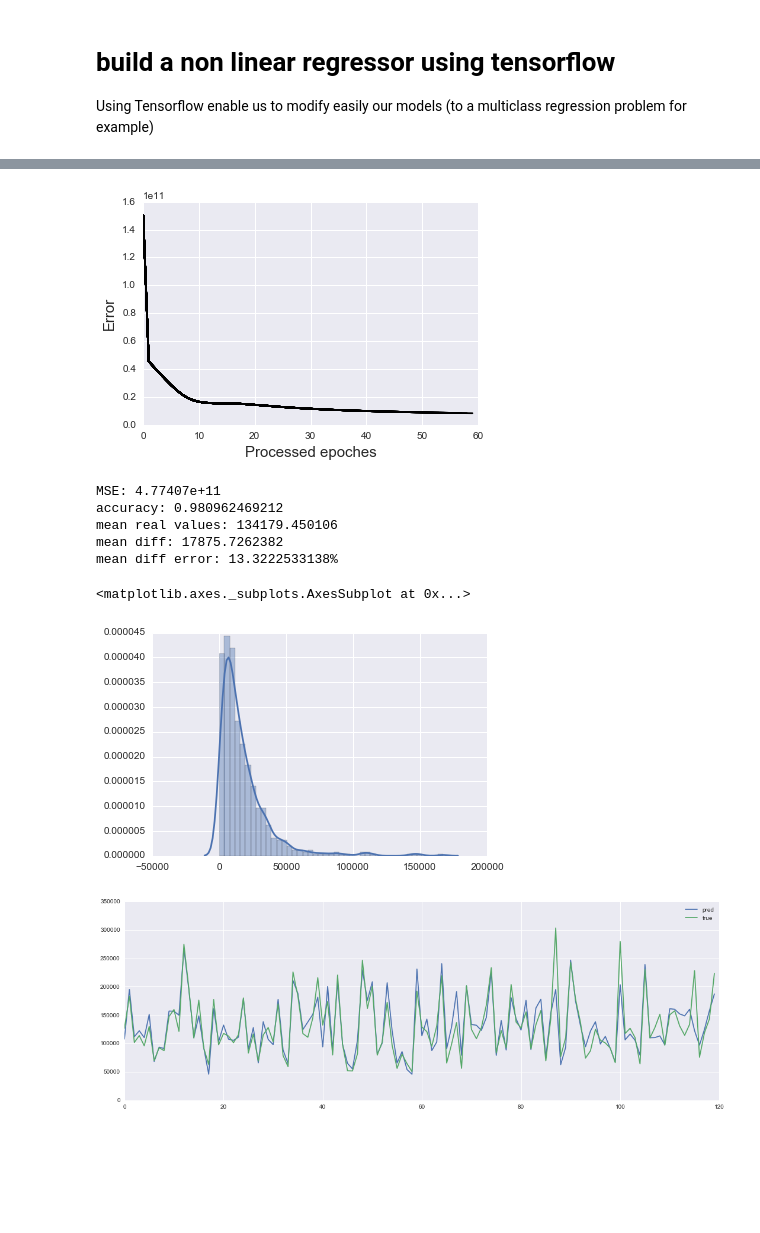
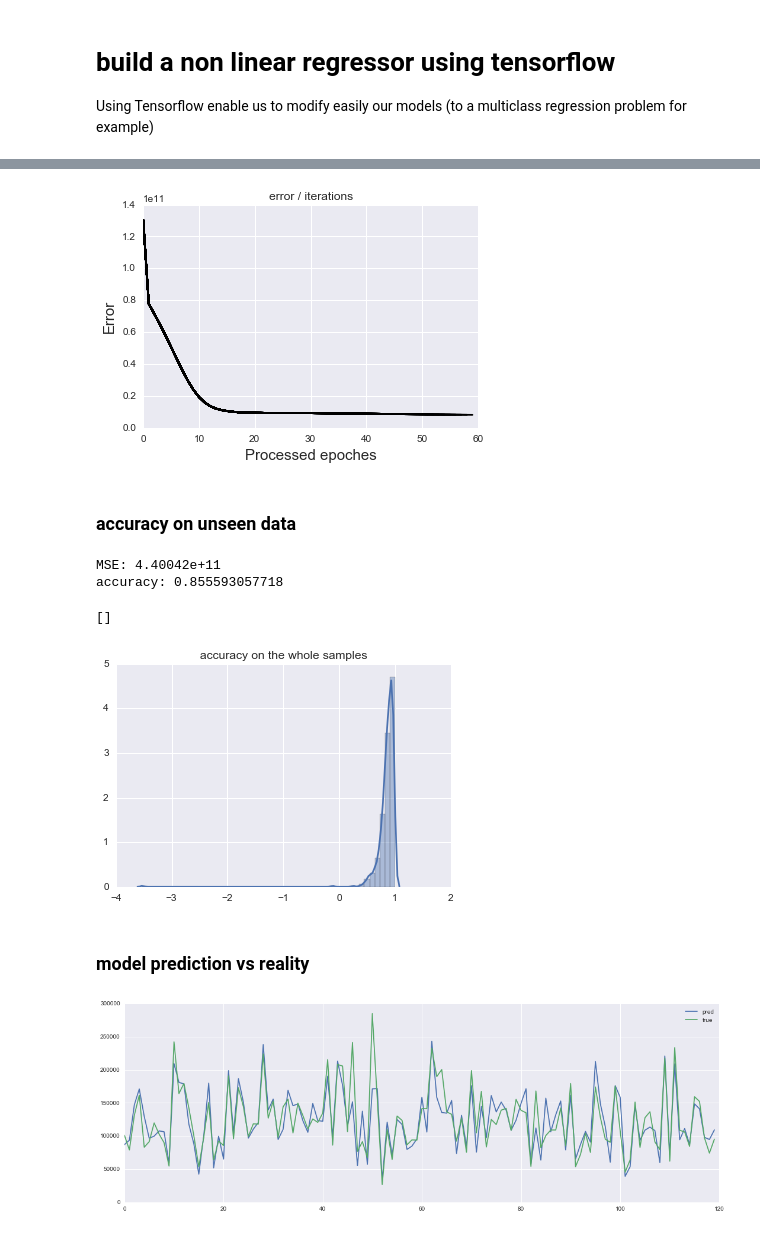
Before and after one commit to vlievin/OiX-2016---Understanding-Weather-Impact-on-Beer-Sales-in-Denmark, a Jupyter notebook: predict.ipynb, the cells around one changed output, grey strips where cells are left out. Saved outputs shown, nothing was run; the diff lists cells and outputs as text; code cells hidden in the pictures; blank space fills up the shorter version.

```diff
--- a/predict.ipynb
+++ b/predict.ipynb
@@ -55,7 +55,7 @@ q = df[features]
 data = q#[ (q['month'] > 3) & (q['month'] < 10 ) ] #& (q['weekday'] == 4)]
 # aggregate emp	wind	sun	precipitations
 agg = data.groupby(['date', 'station' ])
-aggregated_data = pd.DataFrame( { 'month' :  agg['month'].first() , 'weekday' :  agg['weekday'].first(), 'oms' : agg['oms'].sum(), 'temp':agg['temp'].first() , 'sun' : agg['sun'].first(), 'wind' : agg['wind'].first(),  'precipitations' : agg['precipitations'].first()  } )
+aggregated_data = pd.DataFrame( { 'month' :  agg['month'].first() , 'weekday' :  agg['weekday'].first(), 'oms' : agg['oms'].sum(), 'temp':agg['temp'].first() , 'sun' : agg['sun'].first(), 'wind' : agg['wind'].first(),  'precipitations' : agg['precipitations'].first() , 'year' : agg['year'].first()  } )
 aggregated_data.reset_index(level=0, inplace=True)
 aggregated_data.reset_index(level=0, inplace=True)
 
@@ -207,12 +207,9 @@ r1 = tf.nn.relu(tf.matmul(x, W1) + b1) # non linearity
 # hidden layer
 W2 = weight_variable([hidden_units, n_output], name='W2')
 b2 = bias_variable([n_output], name='b2')
-yt =  tf.matmul(r1,W2)+b2
-ytt = tf.nn.relu(yt) # output
-
+# output
 with tf.name_scope('Model'):
-    y = ytt
-
+    y =  tf.nn.relu(tf.matmul(r1,W2)+b2  )
 # loss function: Mean Squared error
 with tf.name_scope('MSE'):
     mean_square_error = tf.reduce_sum(tf.square(tf.sub(y,y_)))
@@ -250,32 +247,32 @@ for k in range(epoches):
     plt.xlabel('Processed epoches', fontsize=15)
     plt.title('', fontsize=20)
     plt.grid('on')
+    plt.title('error / iterations')
     plt.savefig("out.png")
     display.display(display.Image(filename="out.png"))
     display.clear_output(wait=True)
 # %% [output]
-[figure, old version]
+[figure, new version]
+# %% [markdown]
+### accuracy on unseen data
 # %%
 print("MSE: " + str( sess.run(mean_square_error,  feed_dict={x: X_test, y_:y_test}) ) )
 reg_pred = sess.run(y, feed_dict={x:X_test})
 scores = []
-diffs = []
 for i in range(len(reg_pred)):
+    ee = getAcc(reg_pred[i],y_test[i])
     scores.append(ee)
-    diffs.append(abs(reg_pred[i]-y_test[i]))
 print("accuracy: " + str(np.mean(scores)))
-print("mean real values: " + str(np.mean(y_test)))
-print("mean diff: " + str(np.mean(diffs)))
-print("mean diff error: " + str(np.mean(diffs) / np.mean(y_test) * 100) + "%")
-sns.distplot(diffs)
+plt.title('accuracy on the whole samples')
+sns.distplot(scores)
+plt.plot()
 # %% [output]
-MSE: 4.77407e+11
-accuracy: 0.980962469212
-mean real values: 134179.450106
-mean diff: 17875.7262382
-mean diff error: 13.3222533138%
+MSE: 4.40042e+11
+accuracy: 0.855593057718
-<matplotlib.axes._subplots.AxesSubplot at 0x...>
+[]
-[figure, old version]
+[figure, new version]
+# %% [markdown]
+### model prediction vs reality
 # %%
 plt.figure(figsize=(18,6))
 N = 120
@@ -284,4 +281,4 @@ plt.plot(y_test[:N],label='true')
 plt.legend()
 plt.show()
 # %% [output]
-[figure, old version]
+[figure, new version]
```
Also changed, not shown: parts of 2 cells of this notebook.
